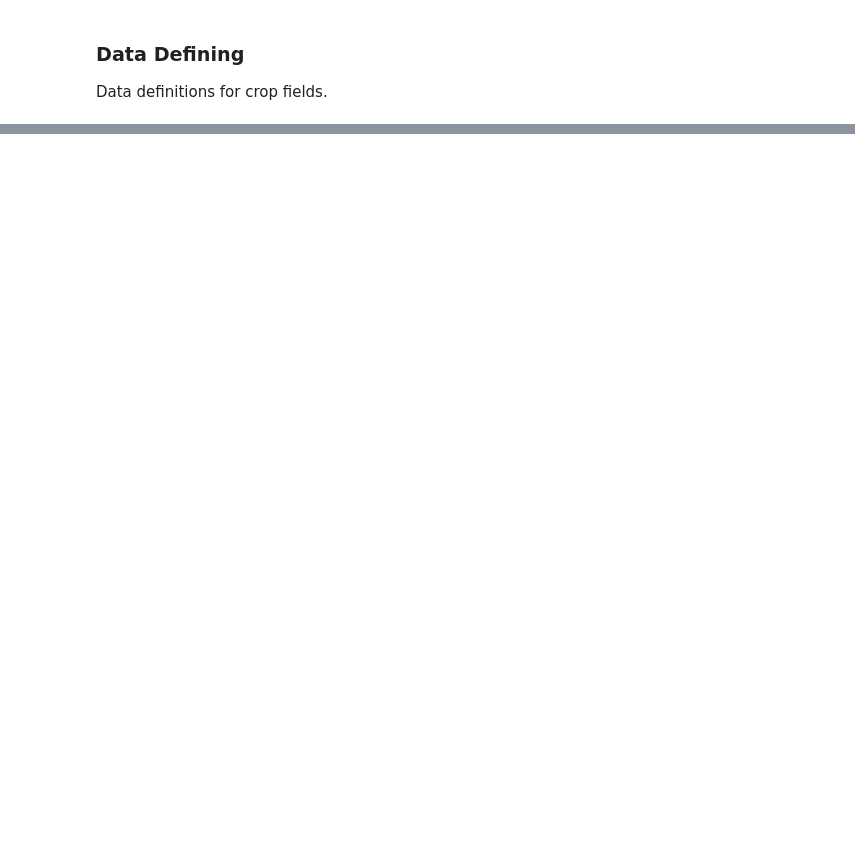
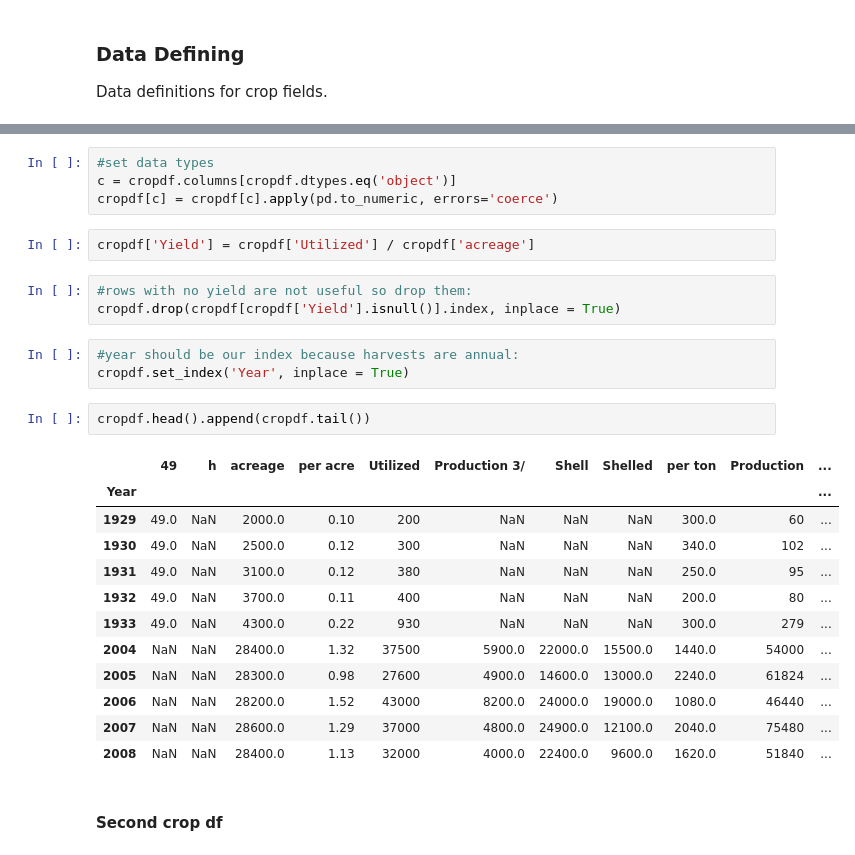
Before and after one commit to sbBEM/cap2, a Jupyter notebook: notebooks/cap2_NB03.ipynb, the cells around one changed output, grey strips where cells are left out. Drawn from its saved outputs; the diff is of its cells as text; blank space fills up the shorter version.

```diff
--- a/notebooks/cap2_NB03.ipynb
+++ b/notebooks/cap2_NB03.ipynb
@@ -108,0 +132,29 @@ cfields = { }
+# %%
+#set data types
+c = cropdf.columns[cropdf.dtypes.eq('object')]
+cropdf[c] = cropdf[c].apply(pd.to_numeric, errors='coerce')
+# %%
+cropdf['Yield'] = cropdf['Utilized'] / cropdf['acreage']
+# %%
+#rows with no yield are not useful so drop them:
+cropdf.drop(cropdf[cropdf['Yield'].isnull()].index, inplace = True)
+# %%
+#year should be our index because harvests are annual:
+cropdf.set_index('Year', inplace = True)
+# %%
+cropdf.head().append(cropdf.tail())
+# %% [output]
+|  | 49 | h | acreage | per acre | Utilized | Production 3/ | Shell | Shelled | per ton | Production | ... |
+| Year |  |  |  |  |  |  |  |  |  |  | ... |
+| 1929 | 49.0 | NaN | 2000.0 | 0.10 | 200 | NaN | NaN | NaN | 300.0 | 60 | ... |
+| 1930 | 49.0 | NaN | 2500.0 | 0.12 | 300 | NaN | NaN | NaN | 340.0 | 102 | ... |
+| 1931 | 49.0 | NaN | 3100.0 | 0.12 | 380 | NaN | NaN | NaN | 250.0 | 95 | ... |
+| 1932 | 49.0 | NaN | 3700.0 | 0.11 | 400 | NaN | NaN | NaN | 200.0 | 80 | ... |
+| 1933 | 49.0 | NaN | 4300.0 | 0.22 | 930 | NaN | NaN | NaN | 300.0 | 279 | ... |
+| 2004 | NaN | NaN | 28400.0 | 1.32 | 37500 | 5900.0 | 22000.0 | 15500.0 | 1440.0 | 54000 | ... |
+| 2005 | NaN | NaN | 28300.0 | 0.98 | 27600 | 4900.0 | 14600.0 | 13000.0 | 2240.0 | 61824 | ... |
+| 2006 | NaN | NaN | 28200.0 | 1.52 | 43000 | 8200.0 | 24000.0 | 19000.0 | 1080.0 | 46440 | ... |
+| 2007 | NaN | NaN | 28600.0 | 1.29 | 37000 | 4800.0 | 24900.0 | 12100.0 | 2040.0 | 75480 | ... |
+| 2008 | NaN | NaN | 28400.0 | 1.13 | 32000 | 4000.0 | 22400.0 | 9600.0 | 1620.0 | 51840 | ... |
+# %% [markdown]
+#### Second crop df <a name="cropdf2"></a>
```
Also changed, not shown: parts of 42 cells of this notebook, 7 other files.
